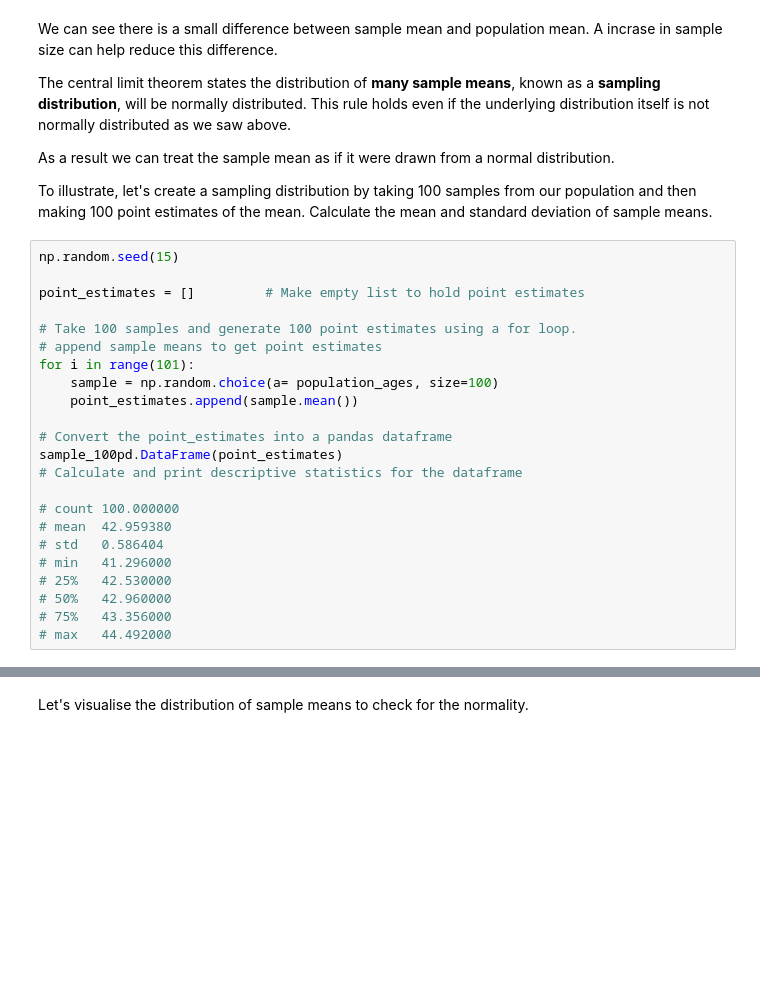
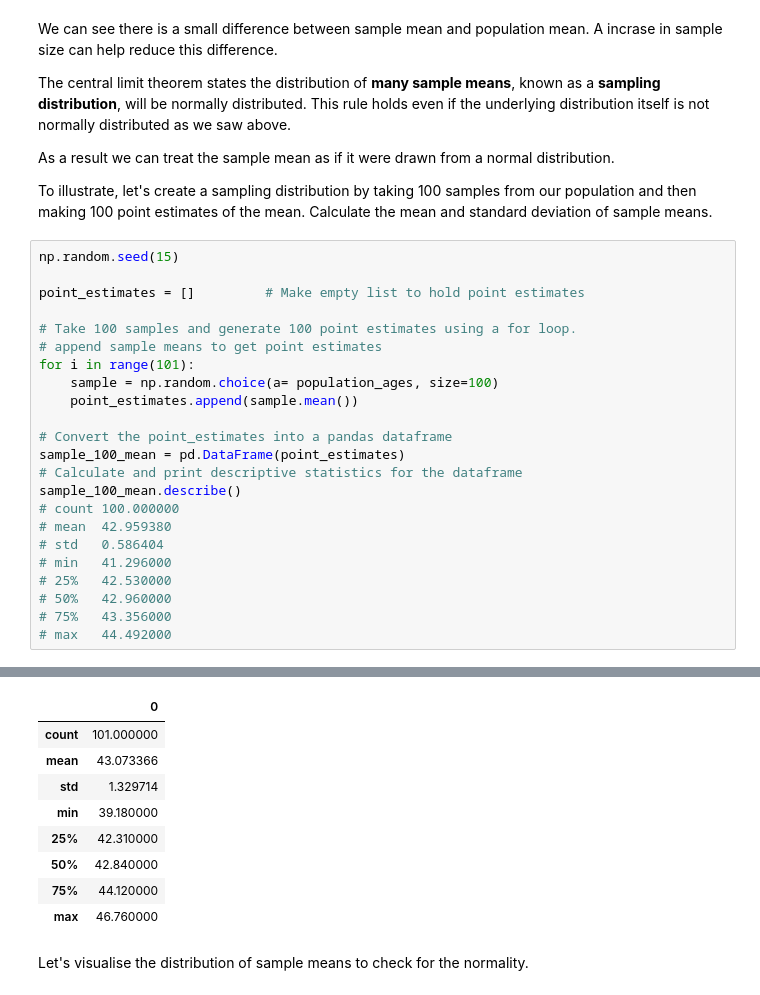
Before and after one commit to BSHaidar/dsc-confidence-intervals-lab-dc-ds-career-042219, a Jupyter notebook: index.ipynb, the cells around one changed output, grey strips where cells are left out. Saved outputs shown, nothing was run; the diff lists cells and outputs as text; blank space fills up the shorter version.

```diff
--- a/index.ipynb
+++ b/index.ipynb
@@ -118,9 +118,9 @@ for i in range(101):
     point_estimates.append(sample.mean())
 
 # Convert the point_estimates into a pandas dataframe
-sample_100pd.DataFrame(point_estimates)
+sample_100_mean = pd.DataFrame(point_estimates)
 # Calculate and print descriptive statistics for the dataframe
-
+sample_100_mean.describe()
 # count	100.000000
 # mean	42.959380
 # std	0.586404
@@ -134,3 +133,12 @@ SyntaxError: unexpected EOF while parsing (<ipython-input-19-a66ad1ea0875>, line
+|  | 0 |
+| count | 101.000000 |
+| mean | 43.073366 |
+| std | 1.329714 |
+| min | 39.180000 |
+| 25% | 42.310000 |
+| 50% | 42.840000 |
+| 75% | 44.120000 |
+| max | 46.760000 |
 # %% [markdown]
 Let's visualise the distribution of sample means to check for the normality.
 # %%
```
Also changed, not shown: parts of 1 cell of this notebook.
